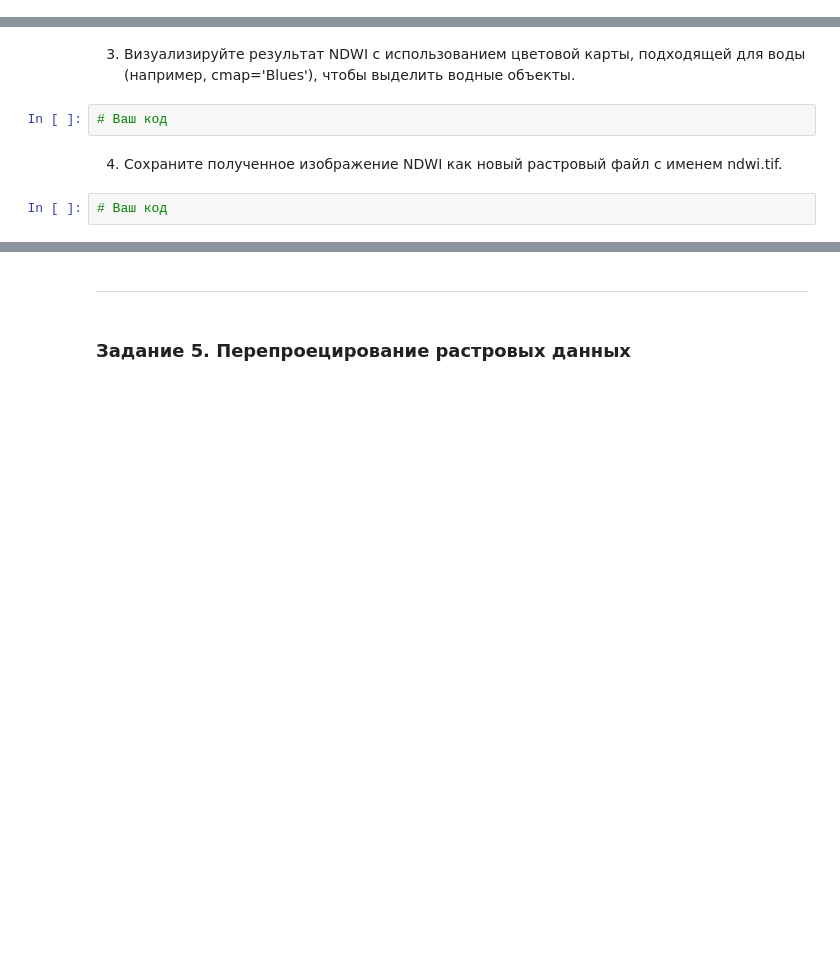
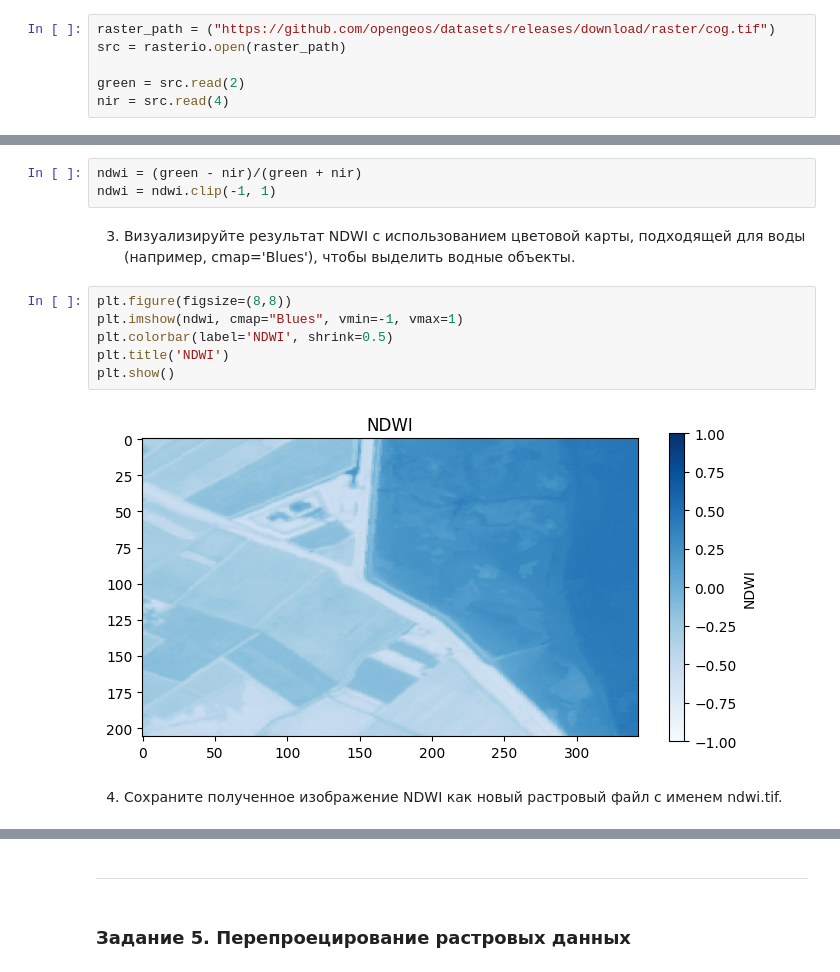
Before and after one commit to ilyak0n/image_processing, a Jupyter notebook: Практическая_работа_№4._Работа_с_растровыми_данными_в_Rasterio.ipynb, the cells around one changed output, grey strips where cells are left out. Cells and saved outputs as stored; diff of their text form; blank space fills up the shorter version.

```diff
--- a/Практическая_работа_№4._Работа_с_растровыми_данными_в_Rasterio.ipynb
+++ b/Практическая_работа_№4._Работа_с_растровыми_данными_в_Rasterio.ipynb
@@ -173,0 +213,6 @@ def normalize(band):
+# %%
+raster_path = ("https://github.com/opengeos/datasets/releases/download/raster/cog.tif")
+src = rasterio.open(raster_path)
+
+green = src.read(2)
+nir = src.read(4)
@@ -180,10 +225,17 @@ def normalize(band):
+# %%
+ndwi = (green - nir)/(green + nir)
+ndwi = ndwi.clip(-1, 1)
 # %% [markdown]
 3. Визуализируйте результат NDWI с использованием цветовой карты, подходящей для воды (например, cmap='Blues'), чтобы выделить водные объекты.
-# %%
-# Ваш код
+# %%
+plt.figure(figsize=(8,8))
+plt.imshow(ndwi, cmap="Blues", vmin=-1, vmax=1)
+plt.colorbar(label='NDWI', shrink=0.5)
+plt.title('NDWI')
+plt.show()
+# %% [output]
+[figure, added]
 # %% [markdown]
 
 
 4. Сохраните полученное изображение NDWI как новый растровый файл с именем ndwi.tif.
-# %%
-# Ваш код
```
Also changed, not shown: parts of 17 cells of this notebook.
